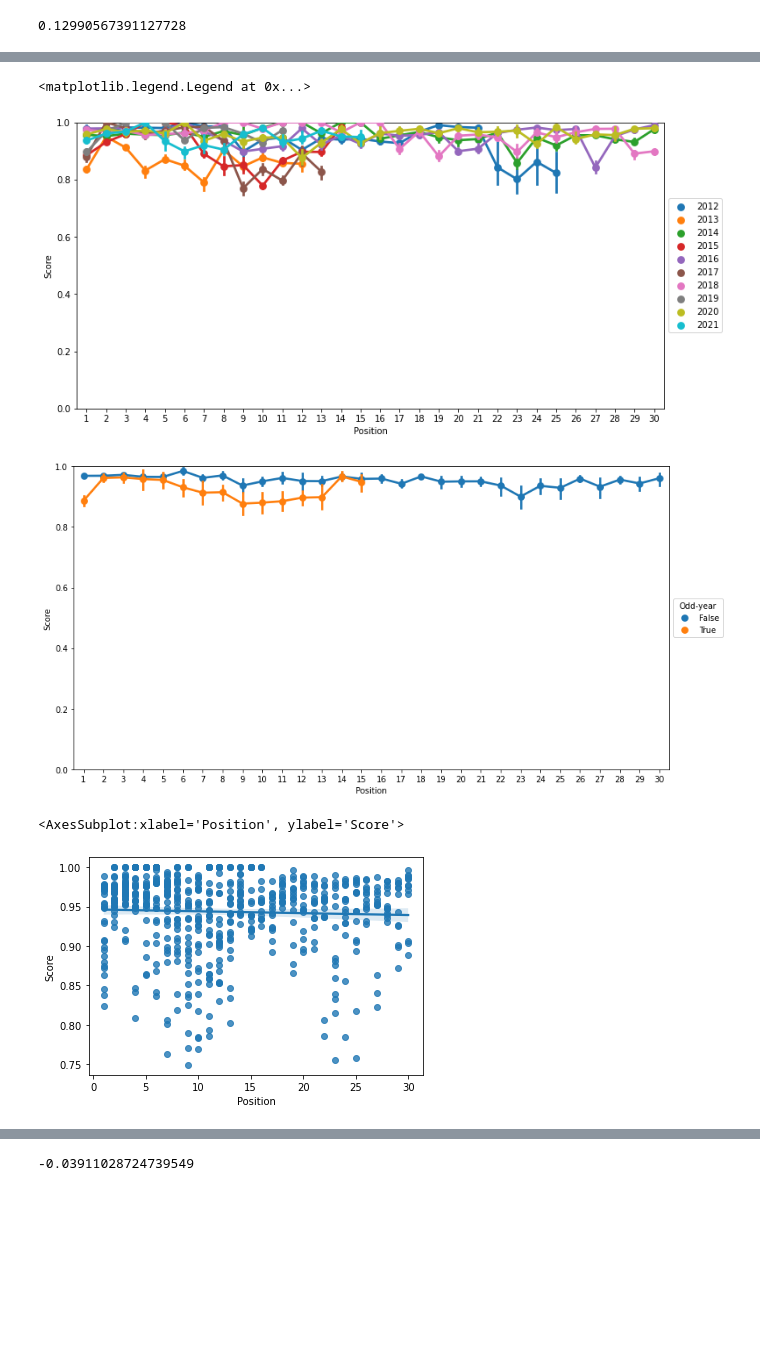
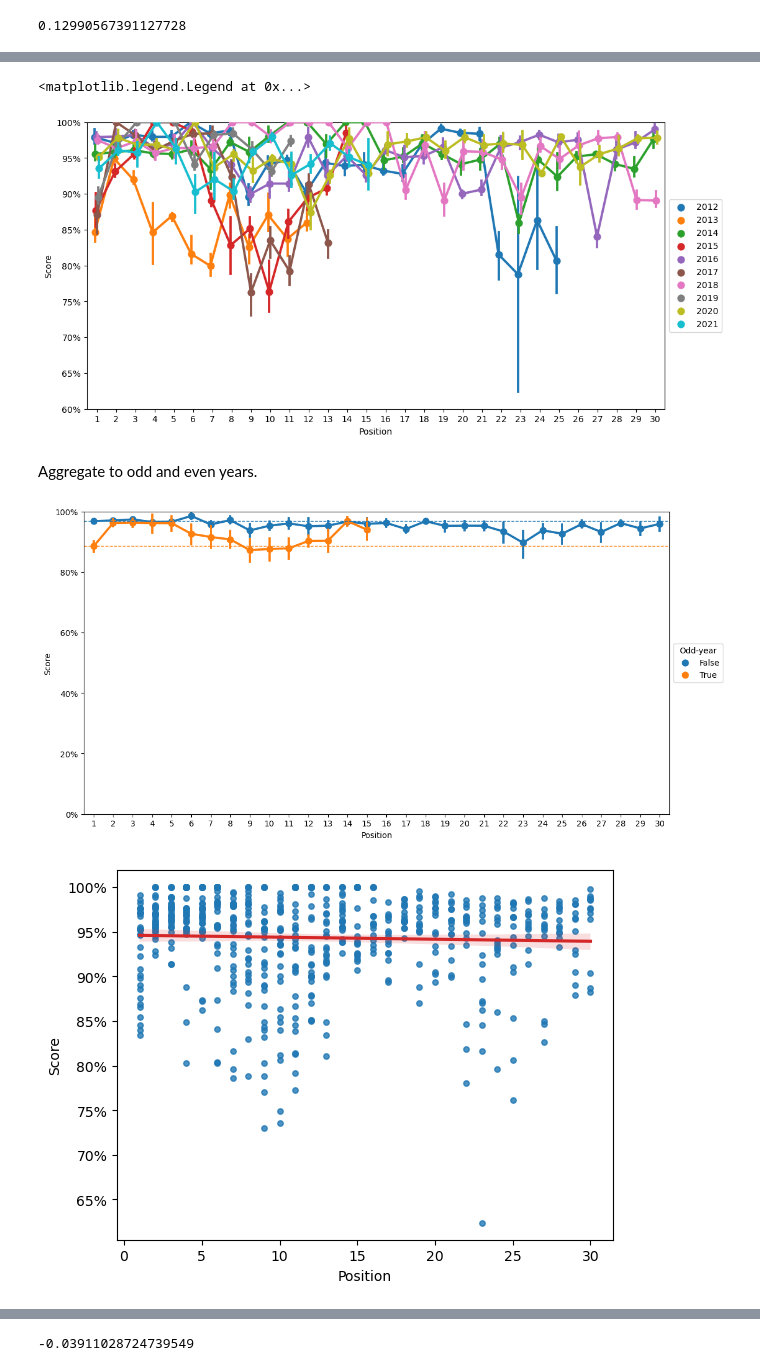
Before and after one commit to brianckeegan/boulderpolitics, a Jupyter notebook: Part 03 - Ballot position/Ballot_position.ipynb, the cells around one changed output, grey strips where cells are left out. Cells and saved outputs as stored; diff of their text form; code cells hidden in the pictures; blank space fills up the shorter version.

Commit message:
Update notebook and images

```diff
--- a/Part 03 - Ballot position/Ballot_position.ipynb
+++ b/Part 03 - Ballot position/Ballot_position.ipynb
@@ -307,20 +305,24 @@ for year in range(2012,2022):
 # %%
 rf = RandomForestRegressor(n_jobs=-1)
 ab = AdaBoostRegressor()
-gb = GradientBoostingRegressor(n_jobs=-1)
+gb = GradientBoostingRegressor()
 lr = LinearRegression(n_jobs=-1)
 
 scores_d = {}
 
+# For each year
 for year,_df in precinct_contest_winner_d.items():
     scores_d[year] = {}
 
     _columns = _df.columns
+
+    # For each contest
     for col in _columns:
         scores_d[year][col] = {}
 
         _X_cols = list(set(_columns) - set(col))
 
+        # For each estimator
         for _estimator in [rf,ab,gb,lr]:
 
             _name = _estimator.__class__.__name__
@@ -358,20 +366,26 @@ scores_df
 # %%
 f,ax = plt.subplots(figsize=(12,6))
+
 sb.pointplot(
     data = scores_df[(scores_df['Score'] > 0) & (scores_df['Position'] < 31)],
     x = 'Position',
     y = 'Score',
     hue = 'Year',
-    ax = ax
+    ax = ax,
+    dodge = .25
 )
 
-ax.set_ylim((0,1))
+ax.set_ylim((.6,1))
+ax.yaxis.set_major_formatter(mtick.PercentFormatter(1,0))
 ax.legend(loc='center left',bbox_to_anchor=(1,.5))
 # %% [output]
 <matplotlib.legend.Legend at 0x...>
-[figure, old version]
+[figure, new version]
+# %% [markdown]
+Aggregate to odd and even years.
 # %%
 f,ax = plt.subplots(figsize=(12,6))
+
 sb.pointplot(
     data = scores_df[(scores_df['Score'] > 0) & (scores_df['Position'] < 31)],
     x = 'Position',
@@ -382,17 +396,26 @@ sb.pointplot(
 
 ax.set_ylim((0,1))
 ax.legend(loc='center left',bbox_to_anchor=(1,.5),title='Odd-year')
+ax.yaxis.set_major_formatter(mtick.PercentFormatter(1))
+
+even_pos_1_mean = scores_df.loc[~scores_df['Odd'] & (scores_df['Position'] == 1),'Score'].mean()
+odd_pos_1_mean = scores_df.loc[scores_df['Odd'] & (scores_df['Position'] == 1),'Score'].mean()
+ax.axhline(even_pos_1_mean,lw=1,ls='--',color='tab:blue')
+ax.axhline(odd_pos_1_mean,lw=1,ls='--',color='tab:orange')
 
 f.tight_layout()
 f.savefig('predictability_position.png',facecolor='white',bbox_inches='tight')
 # %% [output]
-[figure, old version]
+[figure, new version]
 # %%
-sb.regplot(
+ax = sb.regplot(
     data = scores_df[(scores_df['Score'] > 0) & (scores_df['Position'] < 31)],
     x = 'Position',
     y = 'Score',
+    scatter_kws = {'s':15},
+    line_kws= {'color':'tab:red'}
 )
+
+ax.yaxis.set_major_formatter(mtick.PercentFormatter(1,0))
 # %% [output]
-<AxesSubplot:xlabel='Position', ylabel='Score'>
-[figure, old version]
+[figure, new version]
```
Also changed, not shown: parts of 41 cells of this notebook, 4 other files.
